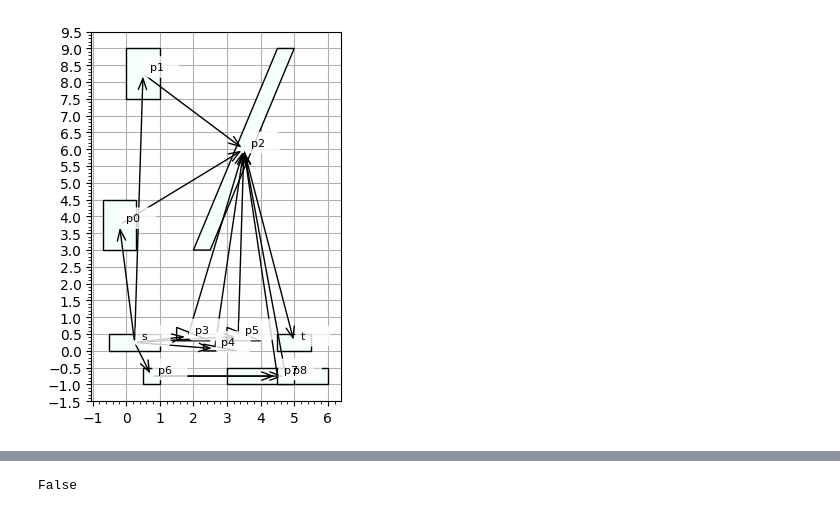
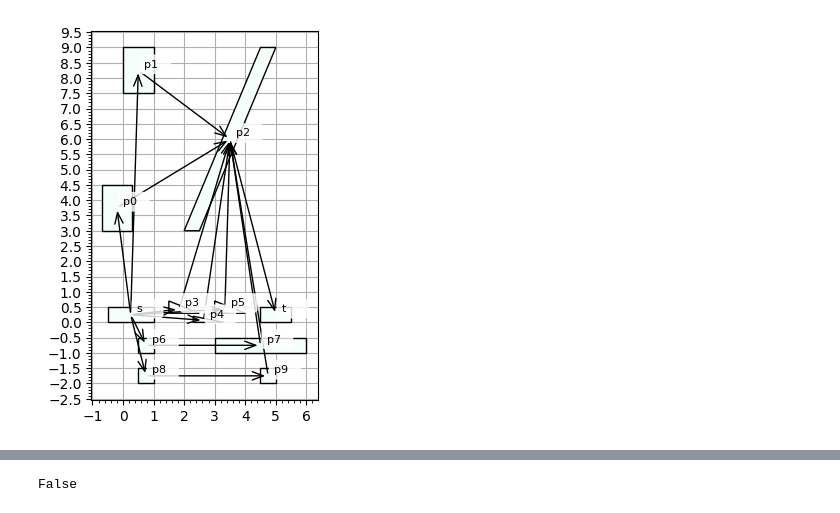
Before and after one commit to shaoyuancc/large_gcs, a Jupyter notebook: explorations/hor_vert_l1_norm_graph.ipynb, the cells around one changed output, grey strips where cells are left out. Cells and saved outputs as stored; diff of their text form; code cells hidden in the pictures.

```diff
--- a/explorations/hor_vert_l1_norm_graph.ipynb
+++ b/explorations/hor_vert_l1_norm_graph.ipynb
@@ -34,10 +34,12 @@ def create_polyhedral_hor_vert_b_graph() -> Graph:
         Polyhedron.from_vertices([[1.5, 0.3], [2.5, 0.3], [1.5, 0.7]]),
         Polyhedron.from_vertices([[2.3, 0], [3.3, 0], [2.3, 0.2]]),
         Polyhedron.from_vertices([[3, 0.3], [4, 0.3], [3, 0.7]]),
-        # Bottom row
+        # 2nd row from the bottom
         Polyhedron.from_vertices([[0.5, -1], [1, -1], [1, -0.5], [0.5, -0.5]]),
         Polyhedron.from_vertices([[3, -1], [6, -1], [6, -0.5], [3, -0.5]]),
-        Polyhedron.from_vertices([[4.5, -1], [5, -1], [5, -0.5], [4.5, -0.5]]),
+        # bottommost row
+        Polyhedron.from_vertices([[0.5, -2], [1, -2], [1, -1.5], [0.5, -1.5]]),
+        Polyhedron.from_vertices([[4.5, -2], [5, -2], [5, -1.5], [4.5, -1.5]]),
     )
 
     # Vertex names
@@ -56,13 +58,13 @@ def create_polyhedral_hor_vert_b_graph() -> Graph:
 
     # Edges
     vert_edges = {
-        "s": ("p0", "p1", "p6"),
+        "s": ("p0", "p1", "p6", "p8"),
         "p2": ("t",),
         "p3": ("p2",),
         "p4": ("p2",),
         "p5": ("p2",),
         "p7": ("p2",),
-        "p8": ("p2",),
+        "p9": ("p2",),
     }
     hor_edges = {
         "s": (
@@ -72,40 +74,38 @@ def create_polyhedral_hor_vert_b_graph() -> Graph:
         ),
         "p0": ("p2",),
         "p1": ("p2",),
-        "p6": (
-            "p7",
-            "p8",
-        ),
+        "p6": ("p7",),
+        "p8": ("p9",),
     }
 
     def add_edges(edges, constraints):
         for u, vs in edges.items():
             for v in vs:
                 # print(f"Adding edge {u} -> {v}")
                 G.add_edge(Edge(u, v, constraints=constraints))
 
     vert_constraint = [create_2d_x_equality_edge_constraint()]
     hor_constraint = [create_2d_y_equality_edge_constraint()]
     add_edges(vert_edges, vert_constraint)
     add_edges(hor_edges, hor_constraint)
     return G
 
 
 G = create_polyhedral_hor_vert_b_graph()
 G.plot_sets()
 G.plot_edges()
 G.plot_set_labels()
 import matplotlib.pyplot as plt
 
 # Setting major and minor ticks
 ax = plt.gca()  # Get current axis
 ax.xaxis.set_major_locator(plt.MultipleLocator(1))  # Major ticks at every 1
 ax.xaxis.set_minor_locator(plt.MultipleLocator(0.2))  # Minor ticks at every 0.2
 ax.yaxis.set_major_locator(plt.MultipleLocator(0.5))
 ax.yaxis.set_minor_locator(plt.MultipleLocator(0.1))
 plt.grid()
 # %% [output]
-[figure, old version]
+[figure, new version]
 # %%
 def plot_sol(sol):
     G.plot_sets()
```
Also changed, not shown: parts of 4 cells of this notebook, 7 other files.
